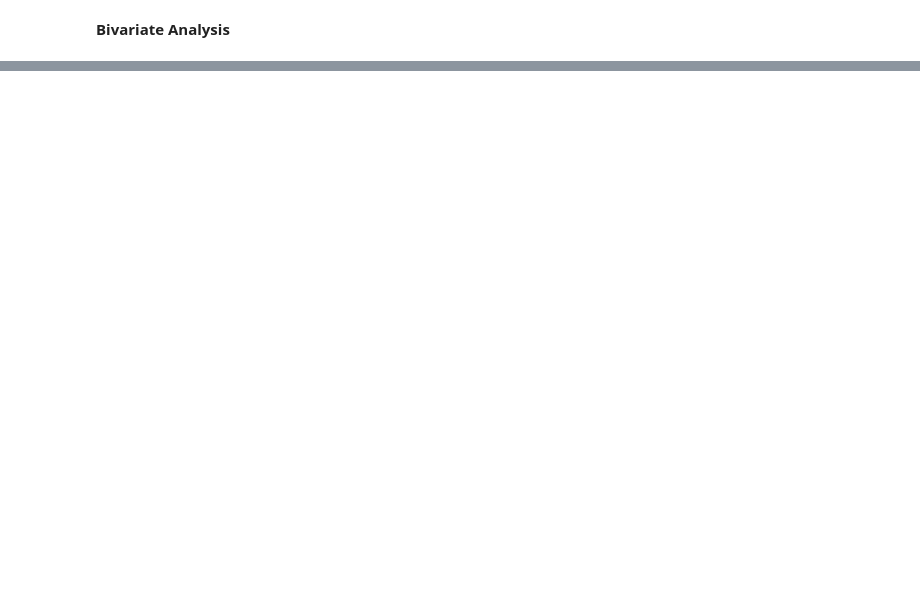
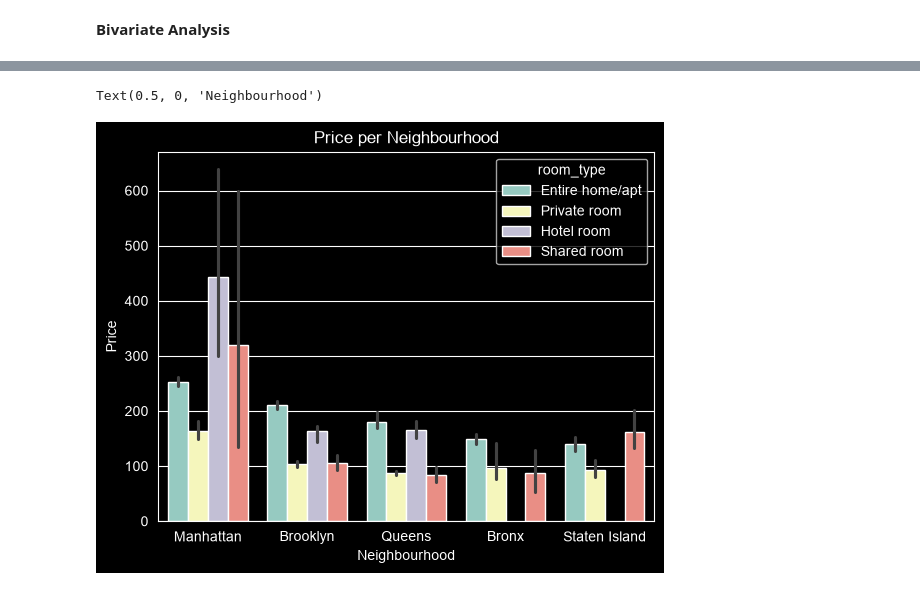
Before and after one commit to maximilienT/NYCAirBnB, a Jupyter notebook: NYC_AirBnB_EDA.ipynb, the cells around one changed output, grey strips where cells are left out. Saved outputs shown, nothing was run; the diff lists cells and outputs as text; code cells hidden in the pictures; blank space fills up the shorter version.

```diff
--- a/NYC_AirBnB_EDA.ipynb
+++ b/NYC_AirBnB_EDA.ipynb
@@ -286,0 +308,9 @@ df.groupby(by='neighbourhood_group').agg(
+# %%
+sns.barplot(data = df, x='neighbourhood_group', y='price', hue = 'room_type')
+
+plt.title('Price per Neighbourhood')
+plt.ylabel('Price')
+plt.xlabel('Neighbourhood')
+# %% [output]
+Text(0.5, 0, 'Neighbourhood')
+[figure, added]
```
Also changed, not shown: parts of 7 cells of this notebook.
